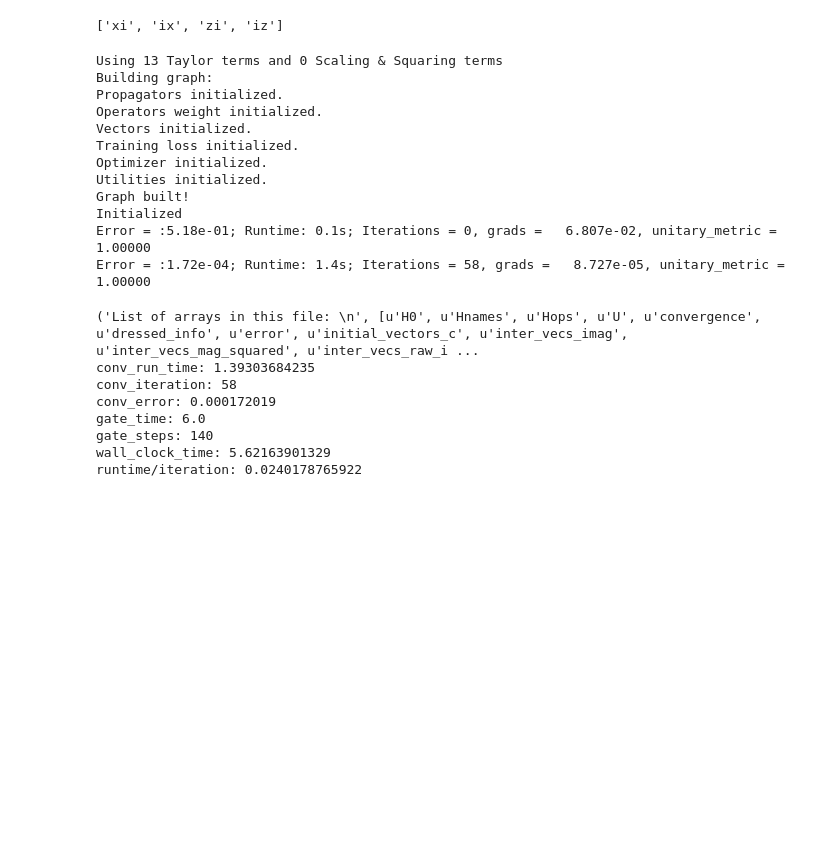
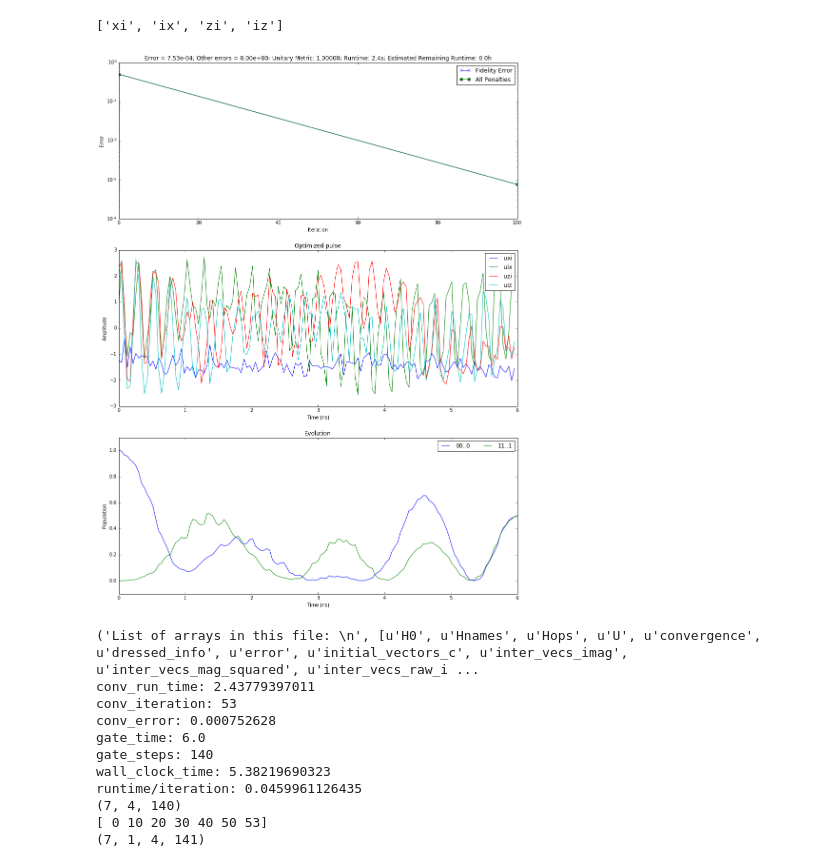
Before and after one commit to SchusterLab/GRAPE-Tensorflow-Examples, a Jupyter notebook: spin_chain_GHZ.ipynb, the cells around one changed output. Cells and saved outputs as stored; diff of their text form; code cells hidden in the pictures; blank space fills up the shorter version.

```diff
--- a/spin_chain_GHZ.ipynb
+++ b/spin_chain_GHZ.ipynb
@@ -96,7 +96,7 @@ print Hnames
 #Defining convergence parameters
 max_iterations = 5000
 decay = 1000 #max_iterations/2
-convergence = {'rate':0.10, 'update_step':100, 'max_iterations':max_iterations,\
+convergence = {'rate':0.10, 'update_step':100,'evol_save_step':1000 ,'max_iterations':max_iterations,\
                'conv_target':1e-3,'learning_rate_decay':decay,'min_grad':1e-60}
 
 #reg_coeffs = {'envelope':0.001,'dwdt':0.0001,'d2wdt2':0.0001*0.0001}
@@ -115,28 +115,17 @@ u0 = None
 # %%
  #Extra options
 #reg_coeffs = reg_coeffs,draw = [states_draw_list,states_draw_names] ,forbidden = states_forbidden_list,multi_mode = multi_mode,
 #maxA = ops_max_amp,use_gpu = True
 
 uks,U_final = Grape(H0,Hops,Hnames,U,total_time,steps,psi0,convergence=convergence, draw = [states_draw_list,states_draw_names],  state_transfer=True,
-                    show_plots = False, use_gpu=False,
+                    show_plots = True, use_gpu=False,
        unitary_error = 1e-6, method = 'Adam',  maxA=ops_max_amp,\
-                   dressed_info = dressed_info, reg_coeffs=reg_coeffs, file_name='test_cpu_spin_chain_ghz_N%d' %(qubit_num), initial_guess=u0,
+                   dressed_info = dressed_info, reg_coeffs=reg_coeffs, file_name='test004', initial_guess=u0,
                     data_path = '/home/nelson/Simulations/GRAPE-Data/spin_chain_ghz')
 # %% [output]
-Using 13 Taylor terms and 0 Scaling & Squaring terms
-Building graph:
-Propagators initialized.
-Operators weight initialized.
-Vectors initialized.
-Training loss initialized.
-Optimizer initialized.
-Utilities initialized.
-Graph built!
-Initialized
-Error = :5.18e-01; Runtime: 0.1s; Iterations = 0, grads =   6.807e-02, unitary_metric = 1.00000
-Error = :1.72e-04; Runtime: 1.4s; Iterations = 58, grads =   8.727e-05, unitary_metric = 1.00000
+[figure, added]
 # %%
-with h5py.File('/home/nelson/Simulations/GRAPE-Data/spin_chain_ghz/00000_test_cpu_spin_chain_ghz_N2.h5','r') as hf:
+with h5py.File('/home/nelson/Simulations/GRAPE-Data/spin_chain_ghz/00000_test004.h5','r') as hf:
     print('List of arrays in this file: \n', hf.keys())
 
     conv_run_time = np.array(hf.get('run_time'))[-1]
@@ -155,12 +144,21 @@ with h5py.File('/home/nelson/Simulations/GRAPE-Data/spin_chain_ghz/00000_test_cp
     print "wall_clock_time: " + str(wall_clock_time)
 
     print "runtime/iteration: " + str(conv_run_time/conv_iteration)
+
+    print np.array(hf.get('uks')).shape
+
+    print np.array(hf.get('iteration'))
+
+    print np.array(hf.get('inter_vecs_mag_squared')).shape
 # %% [output]
 ('List of arrays in this file: \n', [u'H0', u'Hnames', u'Hops', u'U', u'convergence', u'dressed_info', u'error', u'initial_vectors_c', u'inter_vecs_imag', u'inter_vecs_mag_squared', u'inter_vecs_raw_i ...
-conv_run_time: 1.39303684235
-conv_iteration: 58
-conv_error: 0.000172019
+conv_run_time: 2.43779397011
+conv_iteration: 53
+conv_error: 0.000752628
 gate_time: 6.0
 gate_steps: 140
-wall_clock_time: 5.62163901329
-runtime/iteration: 0.0240178765922
+wall_clock_time: 5.38219690323
+runtime/iteration: 0.0459961126435
+(7, 4, 140)
+[ 0 10 20 30 40 50 53]
+(7, 1, 4, 141)
```
Also changed, not shown: 1 other file.
